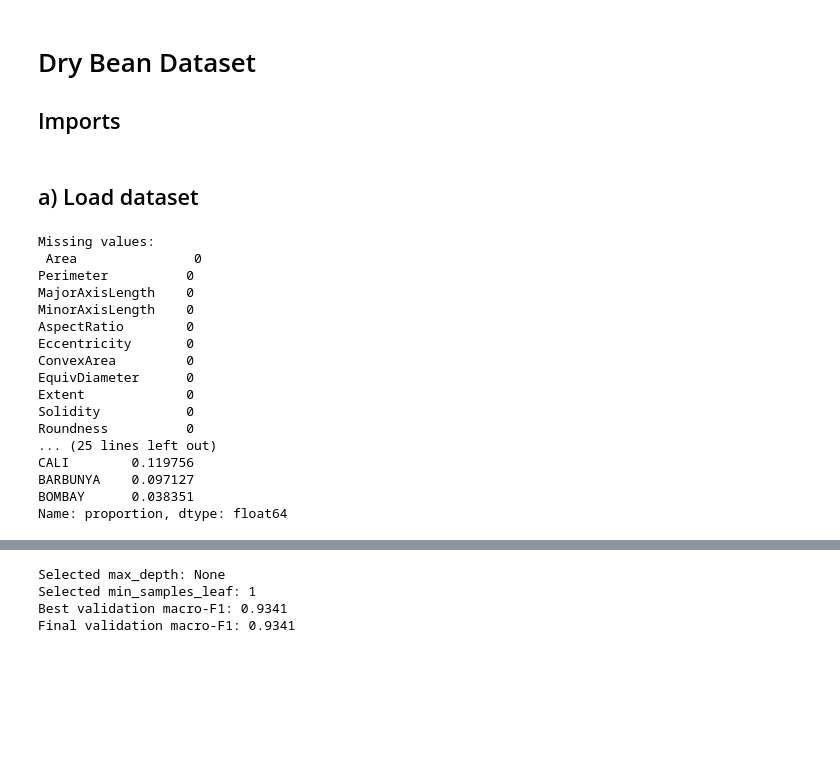
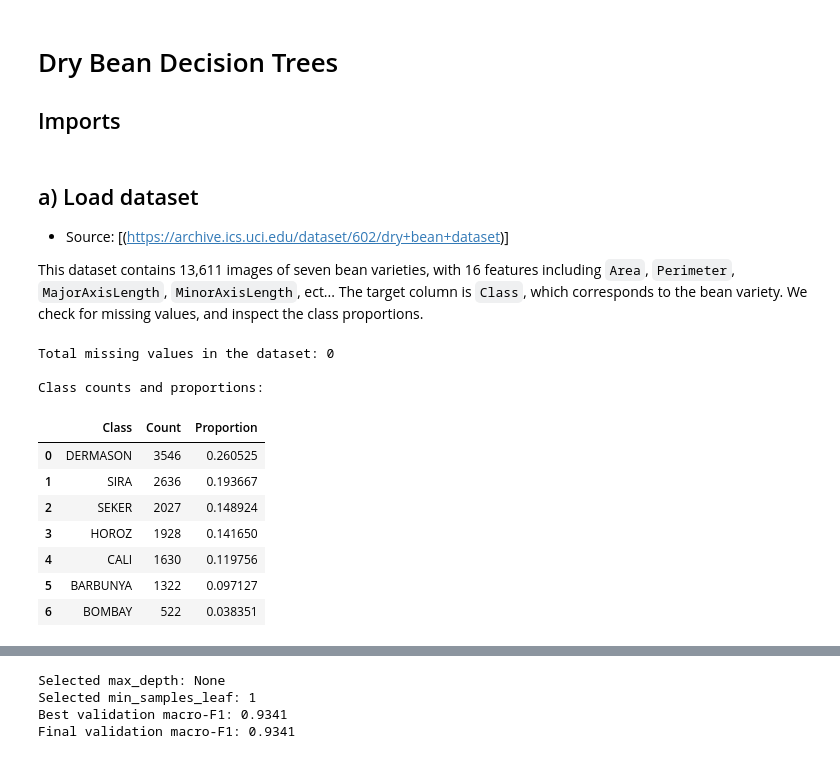
Before and after one commit to codettlaff/CPTS_575, a Jupyter notebook: assignment4/bean.ipynb, the cells around one changed output, grey strips where cells are left out. Saved outputs shown, nothing was run; the diff lists cells and outputs as text; code cells hidden in the pictures; blank space fills up the shorter version.

```diff
--- a/assignment4/bean.ipynb
+++ b/assignment4/bean.ipynb
@@ -1,5 +1,5 @@
 # %% [markdown]
-# Dry Bean Dataset
+# Dry Bean Decision Trees
 
 ## Imports
 # %%
@@ -15,35 +17,32 @@ from ucimlrepo import fetch_ucirepo
 # %% [markdown]
 ## a) Load dataset
+- Source: [(https://archive.ics.uci.edu/dataset/602/dry+bean+dataset)]
+
+This dataset contains 13,611 images of seven bean varieties, with 16 features including `Area`, `Perimeter`, `MajorAxisLength`, `MinorAxisLength`, ect... The target column is `Class`, which corresponds to the bean variety. We check for missing values, and inspect the class proportions.
 # %%
 # load dry bean dataset from UCI ML repository
 beans = fetch_ucirepo(id=602)
 df = pd.concat([beans.data.features, beans.data.targets], axis=1)
 
-# check for missing values
-print("Missing values:\n", df.isna().sum())
+print(f"Total missing values in the dataset: {df.isna().sum().sum()}")
 
-# report the number of observations in each class
-counts = df["Class"].value_counts()
-print("\nClass counts:\n", counts)
-
-# show the sizes and class proportions
-props = df["Class"].value_counts(normalize=True)
-print("\nClass proportions:\n", props)
+# summarize class counts and proportions in a table
+class_summary = (
+    df["Class"]
+    .value_counts()
+    .rename_axis("Class")
+    .reset_index(name="Count"))
+class_summary["Proportion"] = class_summary["Count"] / len(df)
+display(class_summary)
 # %% [output]
-Missing values:
- Area               0
-Perimeter          0
-MajorAxisLength    0
-MinorAxisLength    0
-AspectRatio        0
-Eccentricity       0
-ConvexArea         0
-EquivDiameter      0
-Extent             0
-Solidity           0
-Roundness          0
-... (25 lines left out)
-CALI        0.119756
-BARBUNYA    0.097127
-BOMBAY      0.038351
-Name: proportion, dtype: float64
+Total missing values in the dataset: 0
+
+Class counts and proportions:
+|  | Class | Count | Proportion |
+| 0 | DERMASON | 3546 | 0.260525 |
+| 1 | SIRA | 2636 | 0.193667 |
+| 2 | SEKER | 2027 | 0.148924 |
+| 3 | HOROZ | 1928 | 0.141650 |
+| 4 | CALI | 1630 | 0.119756 |
+| 5 | BARBUNYA | 1322 | 0.097127 |
+| 6 | BOMBAY | 522 | 0.038351 |
```
Also changed, not shown: parts of 17 cells of this notebook.
